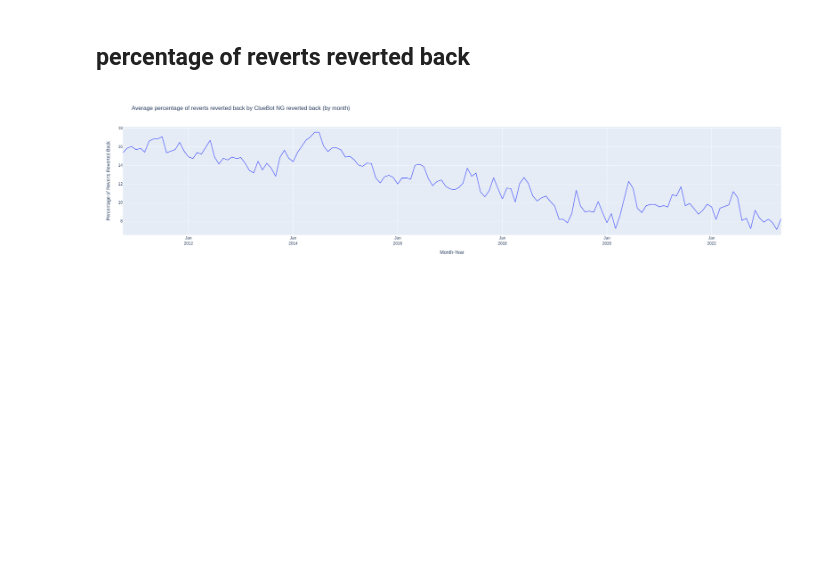
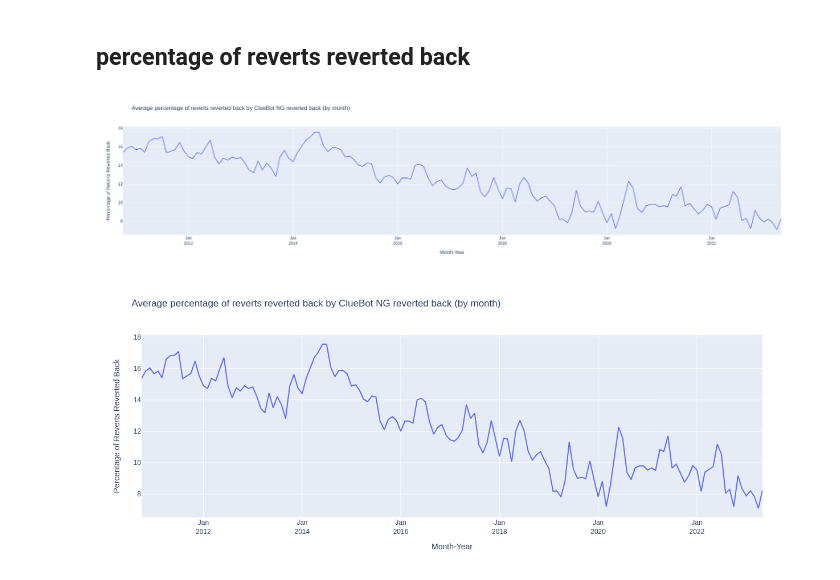
Before and after one commit to wikimedia-research/mod-tools-FY24, a Jupyter notebook: [T343952] cluebot_activity/cluebot_historical_activity_analysis.ipynb, the cells around one changed output. Saved outputs shown, nothing was run; the diff lists cells and outputs as text; code cells hidden in the pictures; blank space fills up the shorter version.

```diff
--- a/[T343952] cluebot_activity/cluebot_historical_activity_analysis.ipynb
+++ b/[T343952] cluebot_activity/cluebot_historical_activity_analysis.ipynb
@@ -359,3 +328,8 @@ fig = (
 fig.show()
 # %% [output]
 [figure]
+# %%
+# in some cases, git software may not display Plotly-generated plots, leaving a blank space, this is to ensure charts are visible in the notebook
+display(Image(filename='charts/percentage_reverts_reverted_back.png'))
+# %% [output]
+[figure, added]
```
Also changed, not shown: parts of 8 cells of this notebook, 3 other files.
